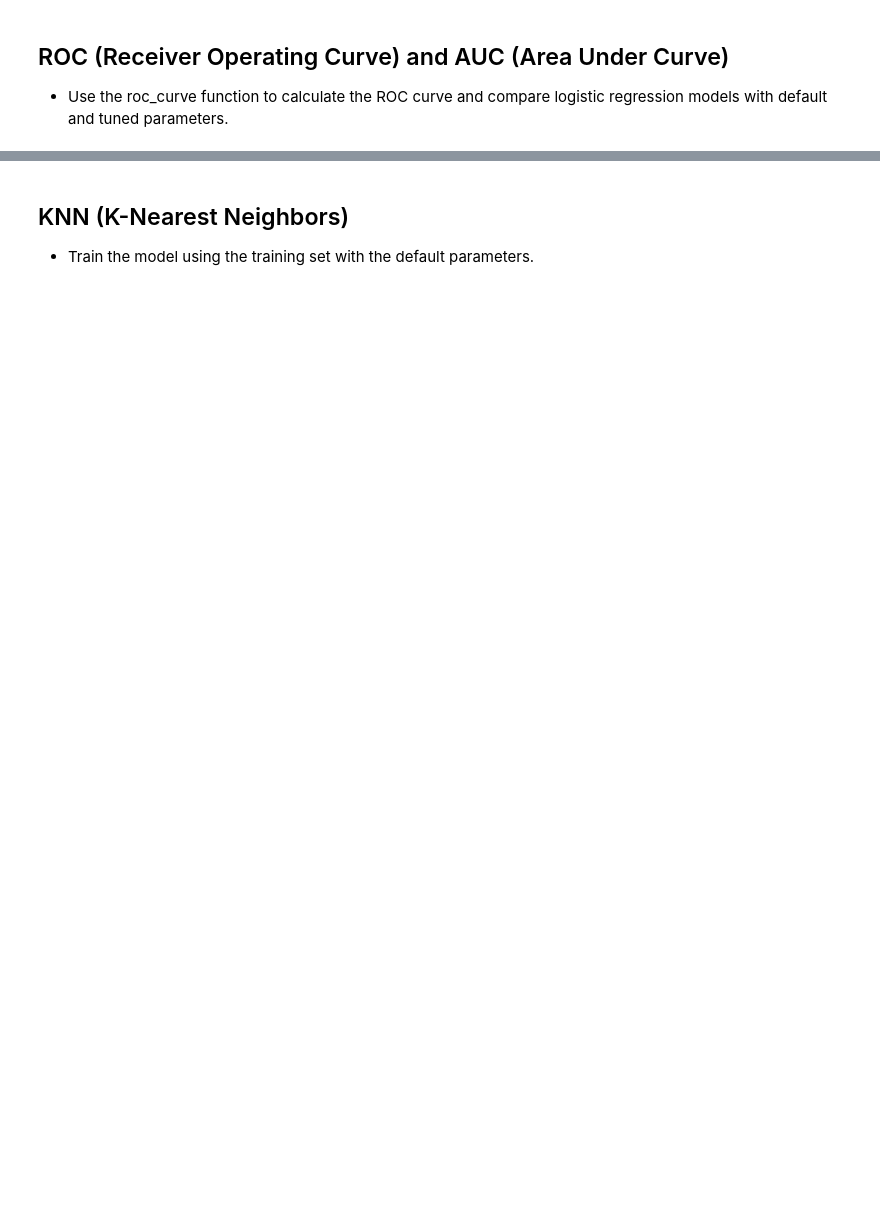
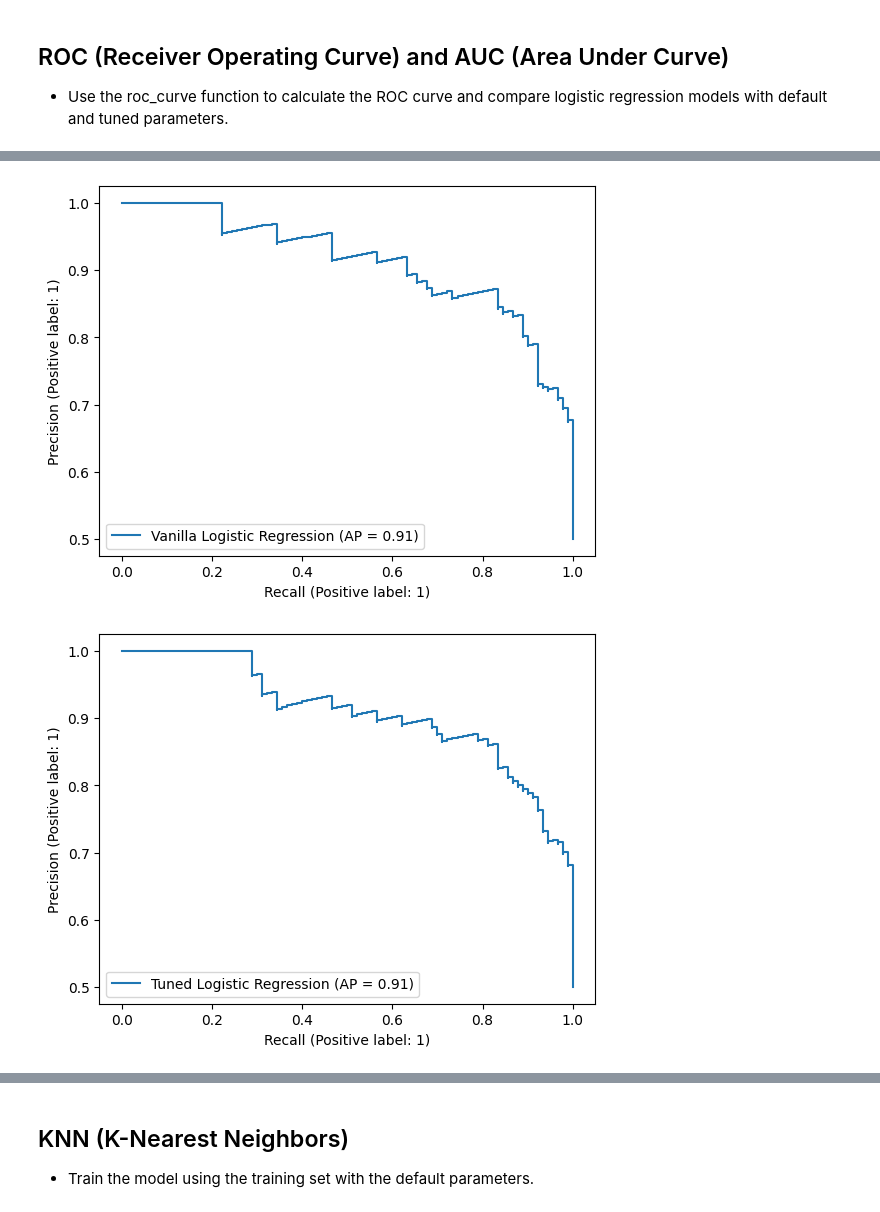
Before and after one commit to 0xArwa/soldier-race-prediction, a Jupyter notebook: week3/Classification HandsOn-1.ipynb, the cells around one changed output, grey strips where cells are left out. Drawn from its saved outputs; the diff is of its cells as text; code cells hidden in the pictures; blank space fills up the shorter version.

```diff
--- a/week3/Classification HandsOn-1.ipynb
+++ b/week3/Classification HandsOn-1.ipynb
@@ -187,0 +329,6 @@ def eval_metric(model, X_train, y_train, X_test, y_test):
+# %%
+PrecisionRecallDisplay.from_estimator(lr_pipe, X_test, y_test, name='Vanilla Logistic Regression')
+PrecisionRecallDisplay.from_estimator(lr_pipe2, X_test, y_test, name='Tuned Logistic Regression');
+# %% [output]
+[figure, added]
+[figure, added]
```
Also changed, not shown: parts of 43 cells of this notebook, 2 other files.
